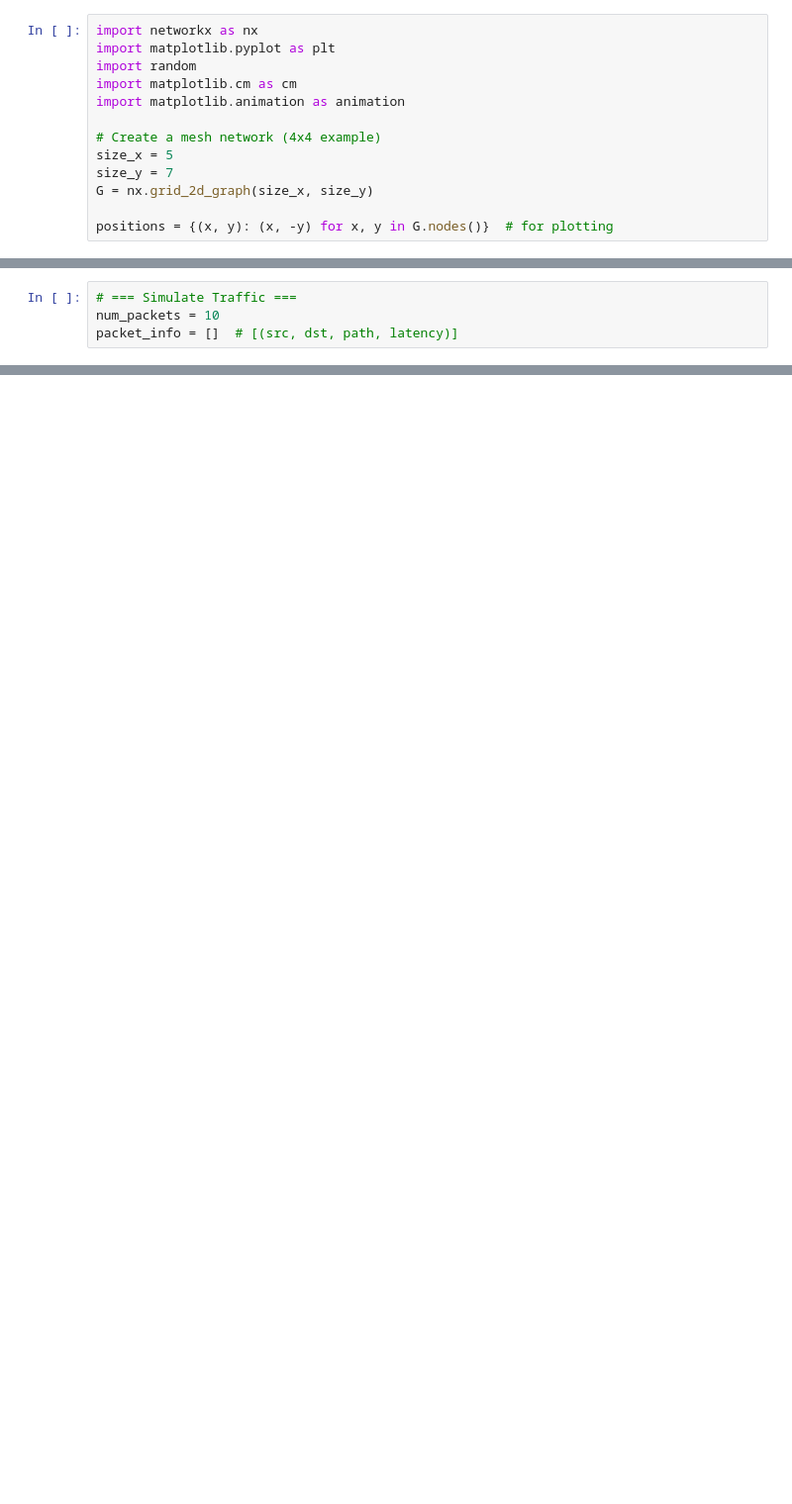
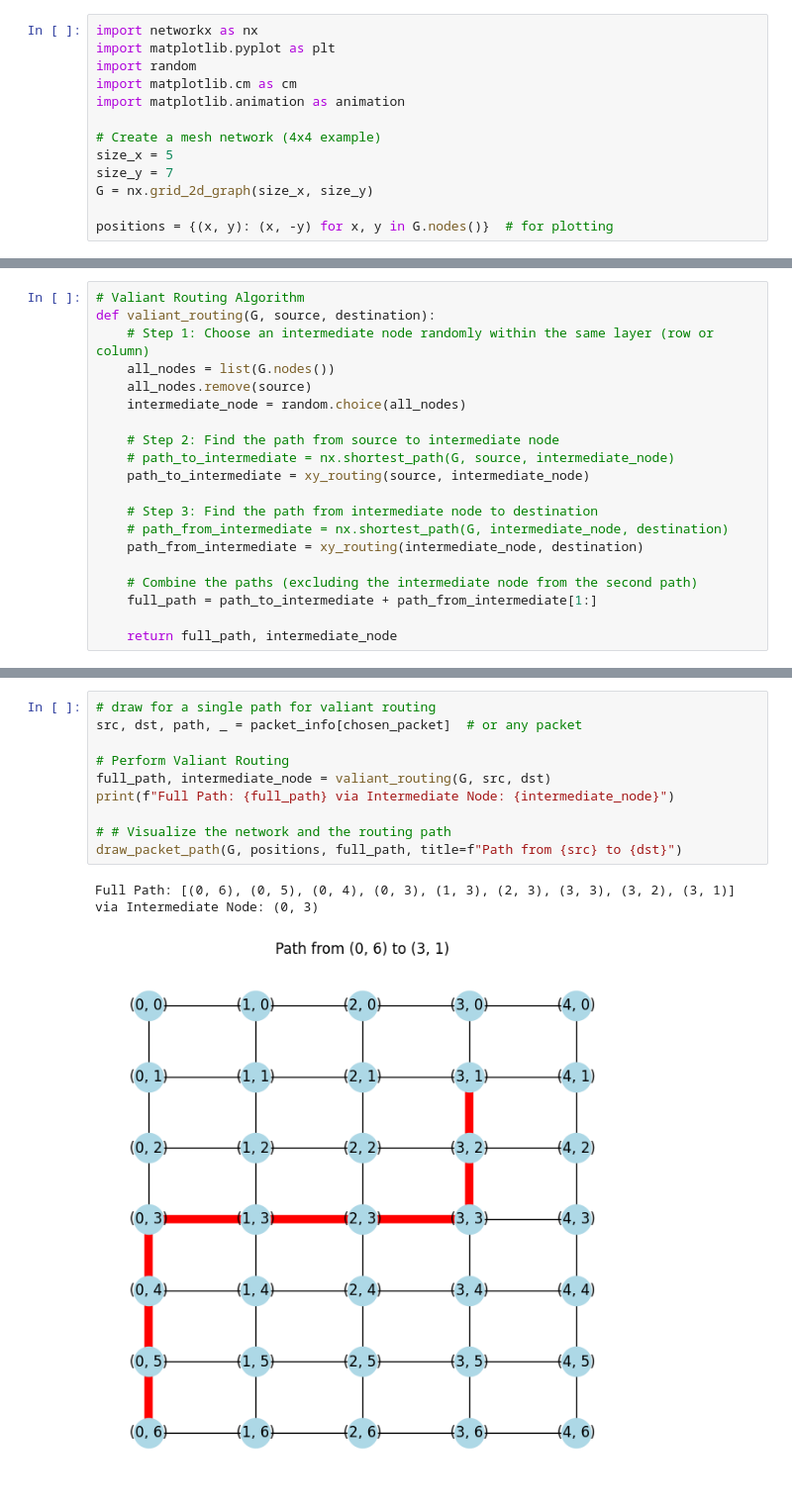
Before and after one commit to kazeric/Visualising_routing_in_Parallel_systems, a Jupyter notebook: mesh_xy.ipynb, the cells around one changed output, grey strips where cells are left out. Shown: that part at 99% size. Drawn from its saved outputs; the diff is of its cells as text; blank space fills up the shorter version.

```diff
--- a/mesh_xy.ipynb
+++ b/mesh_xy.ipynb
@@ -48,6 +54,22 @@ def xy_routing(src, dst):
     path.append(dst)
     return path
 # %%
-# === Simulate Traffic ===
-num_packets = 10
-packet_info = []  # [(src, dst, path, latency)]
+# Valiant Routing Algorithm
+def valiant_routing(G, source, destination):
+    # Step 1: Choose an intermediate node randomly within the same layer (row or column)
+    all_nodes = list(G.nodes())
+    all_nodes.remove(source)
+    intermediate_node = random.choice(all_nodes)
+
+    # Step 2: Find the path from source to intermediate node
+    # path_to_intermediate = nx.shortest_path(G, source, intermediate_node)
+    path_to_intermediate = xy_routing(source, intermediate_node)
+
+    # Step 3: Find the path from intermediate node to destination
+    # path_from_intermediate = nx.shortest_path(G, intermediate_node, destination)
+    path_from_intermediate = xy_routing(intermediate_node, destination)
+
+    # Combine the paths (excluding the intermediate node from the second path)
+    full_path = path_to_intermediate + path_from_intermediate[1:]
+
+    return full_path, intermediate_node
@@ -211,0 +233,13 @@ animate_packet_paths(G, positions, packet_paths, interval=500)
+# %%
+# draw for a single path for valiant routing
+src, dst, path, _ = packet_info[chosen_packet]  # or any packet
+
+# Perform Valiant Routing
+full_path, intermediate_node = valiant_routing(G, src, dst)
+print(f"Full Path: {full_path} via Intermediate Node: {intermediate_node}")
+
+# # Visualize the network and the routing path
+draw_packet_path(G, positions, full_path, title=f"Path from {src} to {dst}")
+# %% [output]
+Full Path: [(0, 6), (0, 5), (0, 4), (0, 3), (1, 3), (2, 3), (3, 3), (3, 2), (3, 1)] via Intermediate Node: (0, 3)
+[figure, added]
```
Also changed, not shown: parts of 28 cells of this notebook, 2 other files.
